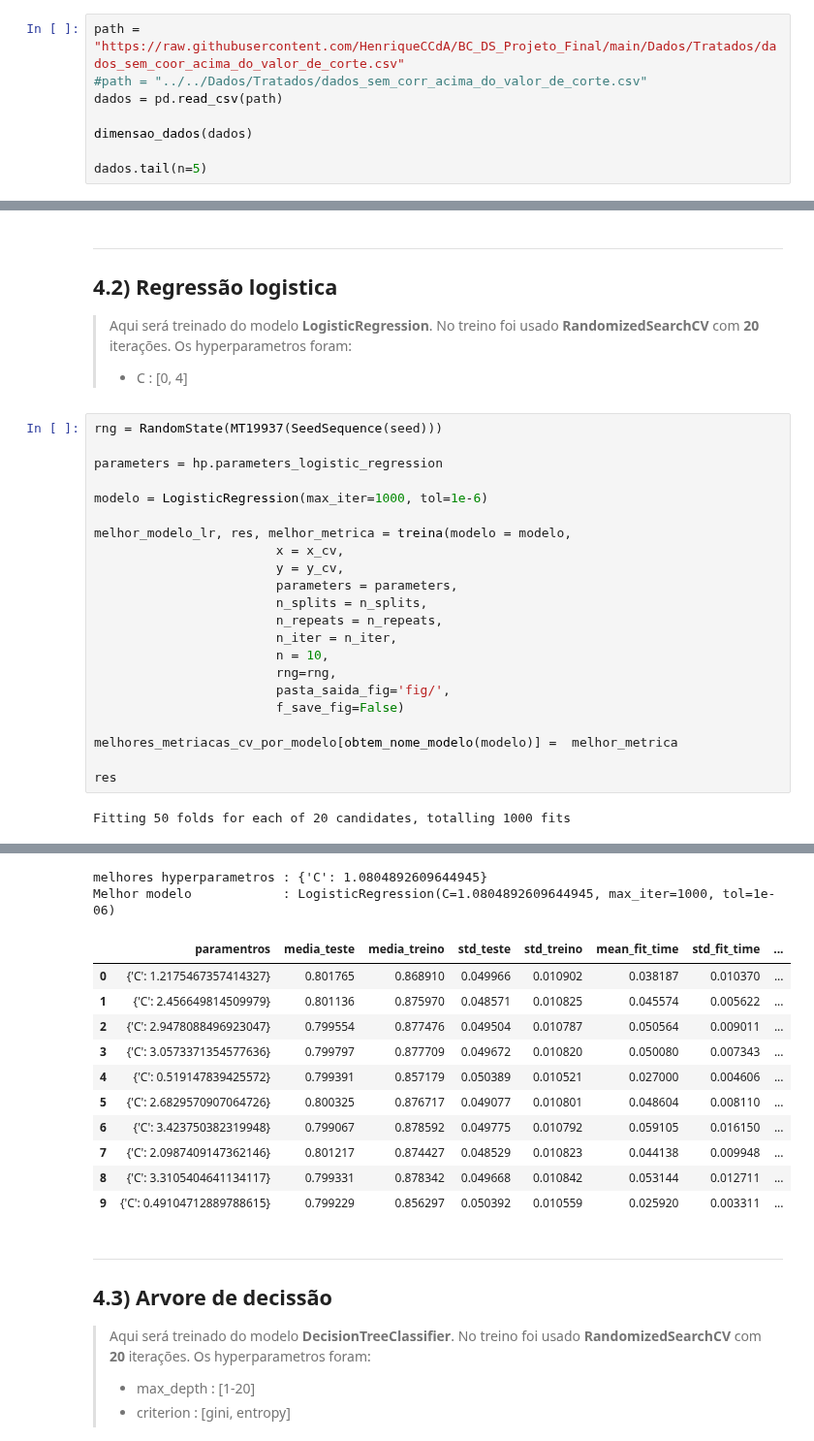
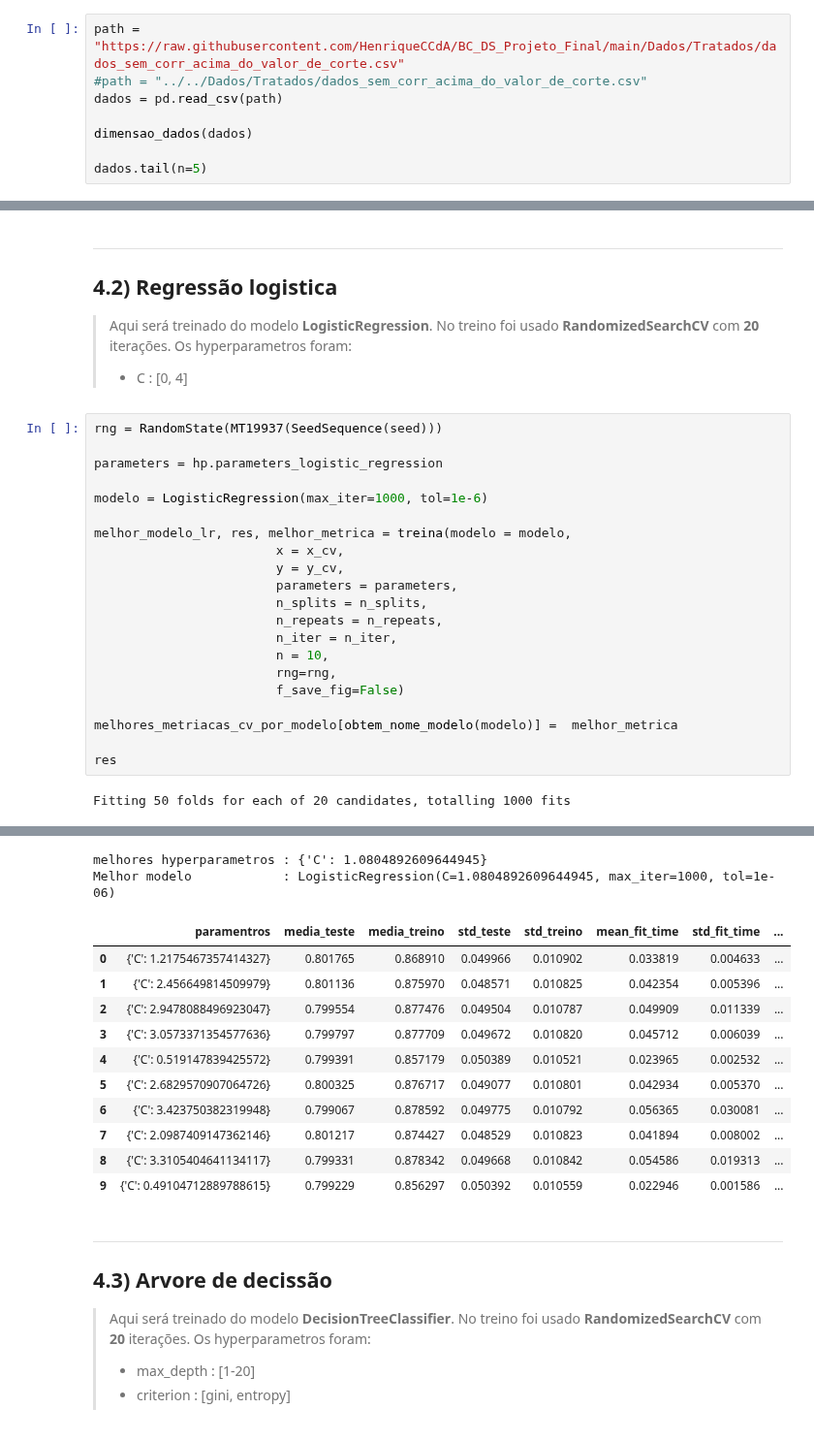
Before and after one commit to HenriqueCCdA/BC_DS_Projeto_Final, a Jupyter notebook: Notebooks/ML/treinamentos_dados1.ipynb, the cells around one changed output, grey strips where cells are left out. Shown at 97% size. Saved outputs shown, nothing was run; the diff lists cells and outputs as text.

```diff
--- a/Notebooks/ML/treinamentos_dados1.ipynb
+++ b/Notebooks/ML/treinamentos_dados1.ipynb
@@ -133,7 +133,7 @@ matplotlib : 3.3.4
 # %%
 seed     = 1471523
 # %%
-path = "https://raw.githubusercontent.com/HenriqueCCdA/BC_DS_Projeto_Final/main/Dados/Tratados/dados_sem_coor_acima_do_valor_de_corte.csv"
+path = "https://raw.githubusercontent.com/HenriqueCCdA/BC_DS_Projeto_Final/main/Dados/Tratados/dados_sem_corr_acima_do_valor_de_corte.csv"
 #path = "../../Dados/Tratados/dados_sem_corr_acima_do_valor_de_corte.csv"
 dados = pd.read_csv(path)
 
@@ -287,41 +287,40 @@ Melhor modelo            : DummyClassifier(random_state=RandomState(MT19937) at
 # %%
 rng = RandomState(MT19937(SeedSequence(seed)))
 
 parameters = hp.parameters_logistic_regression
 
 modelo = LogisticRegression(max_iter=1000, tol=1e-6)
 
 melhor_modelo_lr, res, melhor_metrica = treina(modelo = modelo,
                         x = x_cv,
                         y = y_cv,
                         parameters = parameters,
                         n_splits = n_splits,
                         n_repeats = n_repeats,
                         n_iter = n_iter,
                         n = 10,
                         rng=rng,
-                        pasta_saida_fig='fig/',
                         f_save_fig=False)
 
 melhores_metriacas_cv_por_modelo[obtem_nome_modelo(modelo)] =  melhor_metrica
 
 res
 # %% [output]
 Fitting 50 folds for each of 20 candidates, totalling 1000 fits
 [figure]
 melhores hyperparametros : {'C': 1.0804892609644945}
 Melhor modelo            : LogisticRegression(C=1.0804892609644945, max_iter=1000, tol=1e-06)
 |  | paramentros | media_teste | media_treino | std_teste | std_treino | mean_fit_time | std_fit_time | ... |
-| 0 | {'C': 1.2175467357414327} | 0.801765 | 0.868910 | 0.049966 | 0.010902 | 0.038187 | 0.010370 | ... |
-| 1 | {'C': 2.456649814509979} | 0.801136 | 0.875970 | 0.048571 | 0.010825 | 0.045574 | 0.005622 | ... |
-| 2 | {'C': 2.9478088496923047} | 0.799554 | 0.877476 | 0.049504 | 0.010787 | 0.050564 | 0.009011 | ... |
-| 3 | {'C': 3.0573371354577636} | 0.799797 | 0.877709 | 0.049672 | 0.010820 | 0.050080 | 0.007343 | ... |
-| 4 | {'C': 0.519147839425572} | 0.799391 | 0.857179 | 0.050389 | 0.010521 | 0.027000 | 0.004606 | ... |
-| 5 | {'C': 2.6829570907064726} | 0.800325 | 0.876717 | 0.049077 | 0.010801 | 0.048604 | 0.008110 | ... |
-| 6 | {'C': 3.423750382319948} | 0.799067 | 0.878592 | 0.049775 | 0.010792 | 0.059105 | 0.016150 | ... |
-| 7 | {'C': 2.0987409147362146} | 0.801217 | 0.874427 | 0.048529 | 0.010823 | 0.044138 | 0.009948 | ... |
-| 8 | {'C': 3.3105404641134117} | 0.799331 | 0.878342 | 0.049668 | 0.010842 | 0.053144 | 0.012711 | ... |
-| 9 | {'C': 0.49104712889788615} | 0.799229 | 0.856297 | 0.050392 | 0.010559 | 0.025920 | 0.003311 | ... |
+| 0 | {'C': 1.2175467357414327} | 0.801765 | 0.868910 | 0.049966 | 0.010902 | 0.033819 | 0.004633 | ... |
+| 1 | {'C': 2.456649814509979} | 0.801136 | 0.875970 | 0.048571 | 0.010825 | 0.042354 | 0.005396 | ... |
+| 2 | {'C': 2.9478088496923047} | 0.799554 | 0.877476 | 0.049504 | 0.010787 | 0.049909 | 0.011339 | ... |
+| 3 | {'C': 3.0573371354577636} | 0.799797 | 0.877709 | 0.049672 | 0.010820 | 0.045712 | 0.006039 | ... |
+| 4 | {'C': 0.519147839425572} | 0.799391 | 0.857179 | 0.050389 | 0.010521 | 0.023965 | 0.002532 | ... |
+| 5 | {'C': 2.6829570907064726} | 0.800325 | 0.876717 | 0.049077 | 0.010801 | 0.042934 | 0.005370 | ... |
+| 6 | {'C': 3.423750382319948} | 0.799067 | 0.878592 | 0.049775 | 0.010792 | 0.056365 | 0.030081 | ... |
+| 7 | {'C': 2.0987409147362146} | 0.801217 | 0.874427 | 0.048529 | 0.010823 | 0.041894 | 0.008002 | ... |
+| 8 | {'C': 3.3105404641134117} | 0.799331 | 0.878342 | 0.049668 | 0.010842 | 0.054586 | 0.019313 | ... |
+| 9 | {'C': 0.49104712889788615} | 0.799229 | 0.856297 | 0.050392 | 0.010559 | 0.022946 | 0.001586 | ... |
 # %% [markdown]
 ---
 ## 4.3) Arvore de decissão
```
Also changed, not shown: parts of 6 cells of this notebook, 17 other files.
